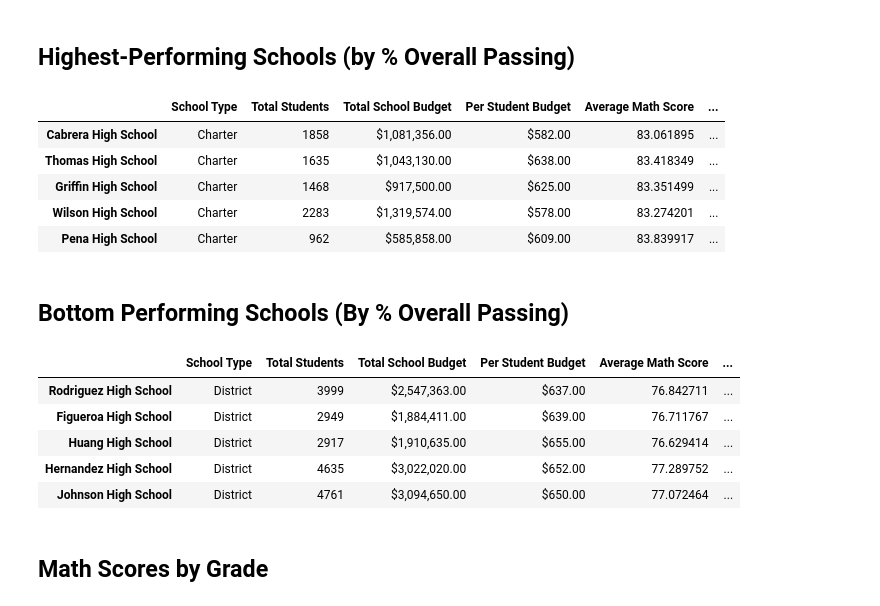
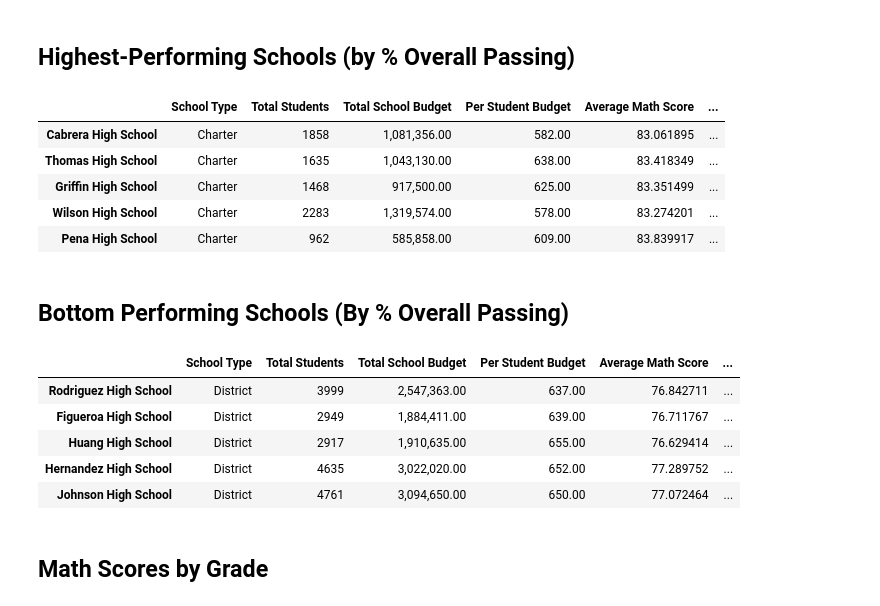
Before and after one commit to Komissar15/Module-4, a Jupyter notebook: PyCitySchools_starter.ipynb, the cells around one changed output. Drawn from its saved outputs; the diff is of its cells as text; code cells hidden in the pictures.

```diff
--- a/PyCitySchools_starter.ipynb
+++ b/PyCitySchools_starter.ipynb
@@ -124,6 +126,6 @@ school_group = school_data_complete.groupby('school_name')
 # %%
 # Use the code provided to select all of the school types
 
-school_types = school_data_complete["type"].unique()
-school_types
+school_type = school_group['type'].first()
+school_type
 # %% [output]
@@ -153,7 +171,7 @@ Name: school_name, dtype: int64
 # Calculate the total school budget and per capita spending per school
 per_school_budget = school_group['budget'].first()
 
-per_school_capita = per_school_budget / student_count
+per_school_capita = per_school_budget / per_school_counts
 # %%
 # Calculate the average test scores per school
 per_school_math = school_group["math_score"].mean()
@@ -235,9 +253,9 @@ overall_passing_rate = school_students_passing_math_and_reading / per_school_cou
 # %%
 # Create a DataFrame called `per_school_summary` with columns for the calculations above.
 per_school_summary = pd.DataFrame({
-    "School Type": school_types,
-    "Total Students": student_count,
-    "Total School Budget": total_budget,
+    "School Type": school_type,
+    "Total Students": per_school_counts,
+    "Total School Budget": per_school_budget,
     "Per Student Budget": per_school_capita,
     "Average Math Score": per_school_math,
     "Average Reading Score": per_school_reading,
@@ -247,9 +265,9 @@ per_school_summary = pd.DataFrame({
 })
 
 # Formatting
-per_school_summary["Total School Budget"] = per_school_summary["Total School Budget"].map("${:,.2f}".format)
-per_school_summary["Per Student Budget"] = per_school_summary["Per Student Budget"].map("${:,.2f}".format)
+per_school_summary["Total School Budget"] = per_school_summary["Total School Budget"].map("{:,.2f}".format)
+per_school_summary["Per Student Budget"] = per_school_summary["Per Student Budget"].map("{:,.2f}".format)
 
 # Display the DataFrame
-per_school_summary
+per_school_summary.head(5)
 # %% [output]
@@ -258,28 +281,28 @@ ValueError: array length 2 does not match index length 15
 ## Highest-Performing Schools (by % Overall Passing)
 # %%
 # Sort the schools by `% Overall Passing` in descending order and display the top 5 rows.
-top_schools =
+top_schools = per_school_summary.sort_values("% Overall Passing", ascending=False)
 top_schools.head(5)
 # %% [output]
 |  | School Type | Total Students | Total School Budget | Per Student Budget | Average Math Score | ... |
-| Cabrera High School | Charter | 1858 | $1,081,356.00 | $582.00 | 83.061895 | ... |
-| Thomas High School | Charter | 1635 | $1,043,130.00 | $638.00 | 83.418349 | ... |
-| Griffin High School | Charter | 1468 | $917,500.00 | $625.00 | 83.351499 | ... |
-| Wilson High School | Charter | 2283 | $1,319,574.00 | $578.00 | 83.274201 | ... |
-| Pena High School | Charter | 962 | $585,858.00 | $609.00 | 83.839917 | ... |
+| Cabrera High School | Charter | 1858 | 1,081,356.00 | 582.00 | 83.061895 | ... |
+| Thomas High School | Charter | 1635 | 1,043,130.00 | 638.00 | 83.418349 | ... |
+| Griffin High School | Charter | 1468 | 917,500.00 | 625.00 | 83.351499 | ... |
+| Wilson High School | Charter | 2283 | 1,319,574.00 | 578.00 | 83.274201 | ... |
+| Pena High School | Charter | 962 | 585,858.00 | 609.00 | 83.839917 | ... |
 # %% [markdown]
 ## Bottom Performing Schools (By % Overall Passing)
 # %%
 # Sort the schools by `% Overall Passing` in ascending order and display the top 5 rows.
-bottom_schools =
+bottom_schools = per_school_summary.sort_values("% Overall Passing", ascending=True)
 bottom_schools.head(5)
 # %% [output]
 |  | School Type | Total Students | Total School Budget | Per Student Budget | Average Math Score | ... |
-| Rodriguez High School | District | 3999 | $2,547,363.00 | $637.00 | 76.842711 | ... |
-| Figueroa High School | District | 2949 | $1,884,411.00 | $639.00 | 76.711767 | ... |
-| Huang High School | District | 2917 | $1,910,635.00 | $655.00 | 76.629414 | ... |
-| Hernandez High School | District | 4635 | $3,022,020.00 | $652.00 | 77.289752 | ... |
-| Johnson High School | District | 4761 | $3,094,650.00 | $650.00 | 77.072464 | ... |
+| Rodriguez High School | District | 3999 | 2,547,363.00 | 637.00 | 76.842711 | ... |
+| Figueroa High School | District | 2949 | 1,884,411.00 | 639.00 | 76.711767 | ... |
+| Huang High School | District | 2917 | 1,910,635.00 | 655.00 | 76.629414 | ... |
+| Hernandez High School | District | 4635 | 3,022,020.00 | 652.00 | 77.289752 | ... |
+| Johnson High School | District | 4761 | 3,094,650.00 | 650.00 | 77.072464 | ... |
 # %% [markdown]
 ## Math Scores by Grade
 # %%
```
Also changed, not shown: parts of 7 cells of this notebook.
